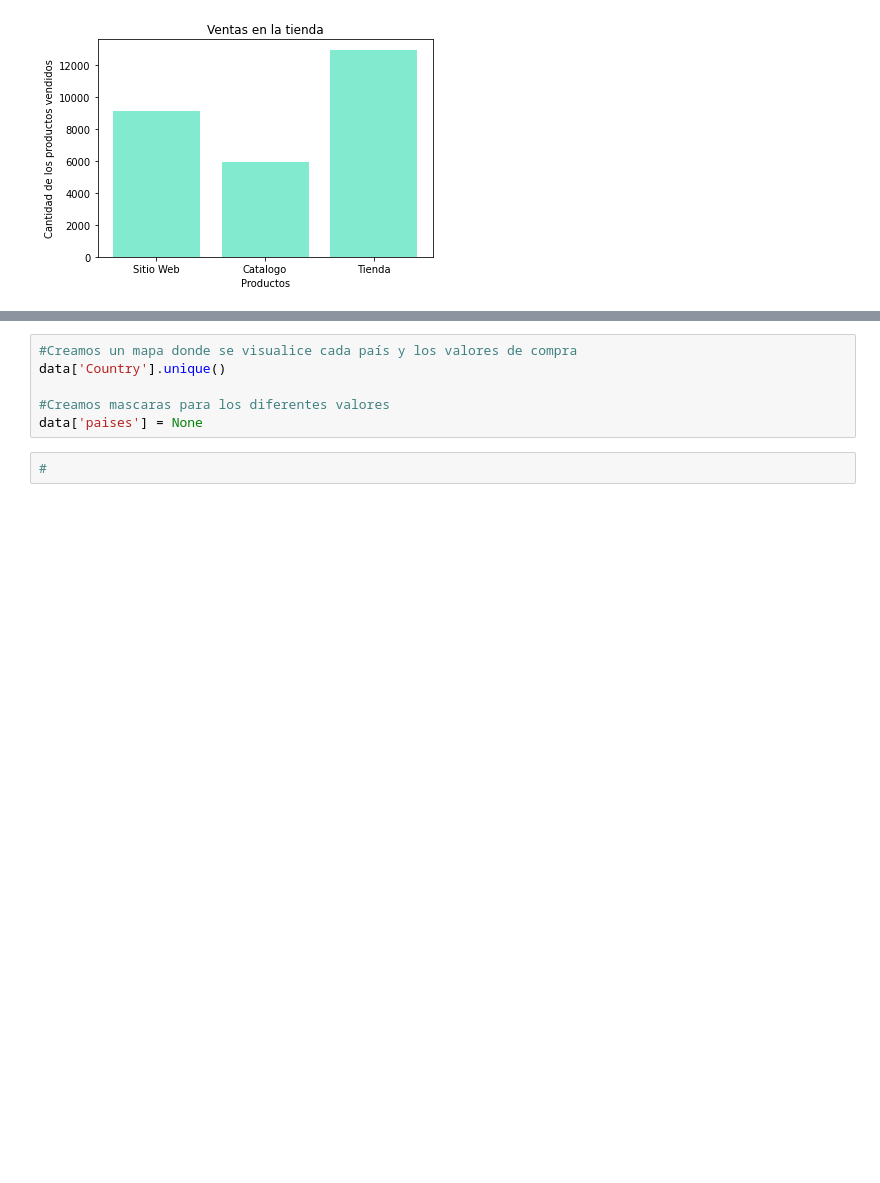
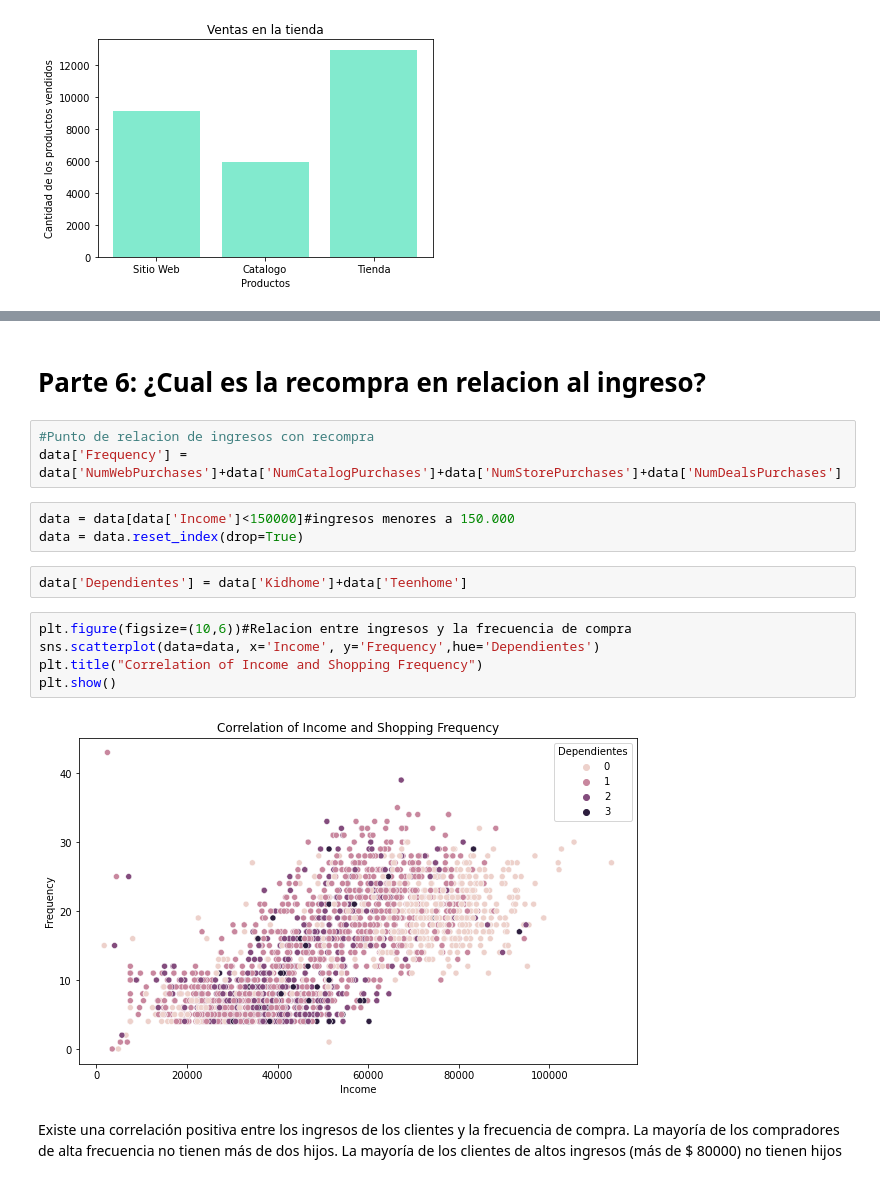
Before and after one commit to GabyLeon10100/MujeresDigitales, a Jupyter notebook: ProyectoFinal.ipynb, the cells around one changed output, grey strips where cells are left out. Cells and saved outputs as stored; diff of their text form; blank space fills up the shorter version.

```diff
--- a/ProyectoFinal.ipynb
+++ b/ProyectoFinal.ipynb
@@ -212,8 +326,21 @@ plt.ylabel('Numero de compras')
-# %%
-#Creamos un mapa donde se visualice cada país y los valores de compra
-data['Country'].unique()
-
-#Creamos mascaras para los diferentes valores
-data['paises'] = None
-# %%
-#
+# %% [markdown]
+# Parte 6: ¿Cual es la recompra en relacion al ingreso?
+# %%
+#Punto de relacion de ingresos con recompra
+data['Frequency'] = data['NumWebPurchases']+data['NumCatalogPurchases']+data['NumStorePurchases']+data['NumDealsPurchases']
+# %%
+data = data[data['Income']<150000]#ingresos menores a 150.000
+data = data.reset_index(drop=True)
+# %%
+data['Dependientes'] = data['Kidhome']+data['Teenhome']
+# %%
+plt.figure(figsize=(10,6))#Relacion entre ingresos y la frecuencia de compra
+sns.scatterplot(data=data, x='Income', y='Frequency',hue='Dependientes')
+plt.title("Correlation of Income and Shopping Frequency")
+plt.show()
+# %% [output]
+[figure, added]
+# %% [markdown]
+Existe una correlación positiva entre los ingresos de los clientes y la frecuencia de compra.
+La mayoría de los compradores de alta frecuencia no tienen más de dos hijos.
+La mayoría de los clientes de altos ingresos (más de $ 80000) no tienen hijos
```
Also changed, not shown: parts of 30 cells of this notebook.
